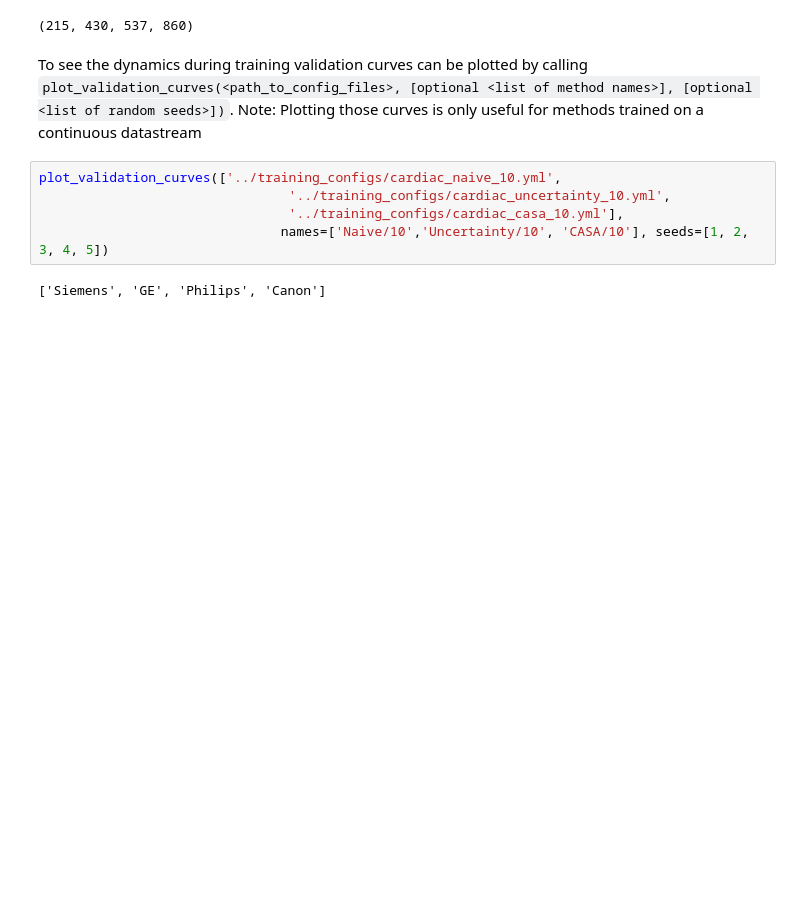
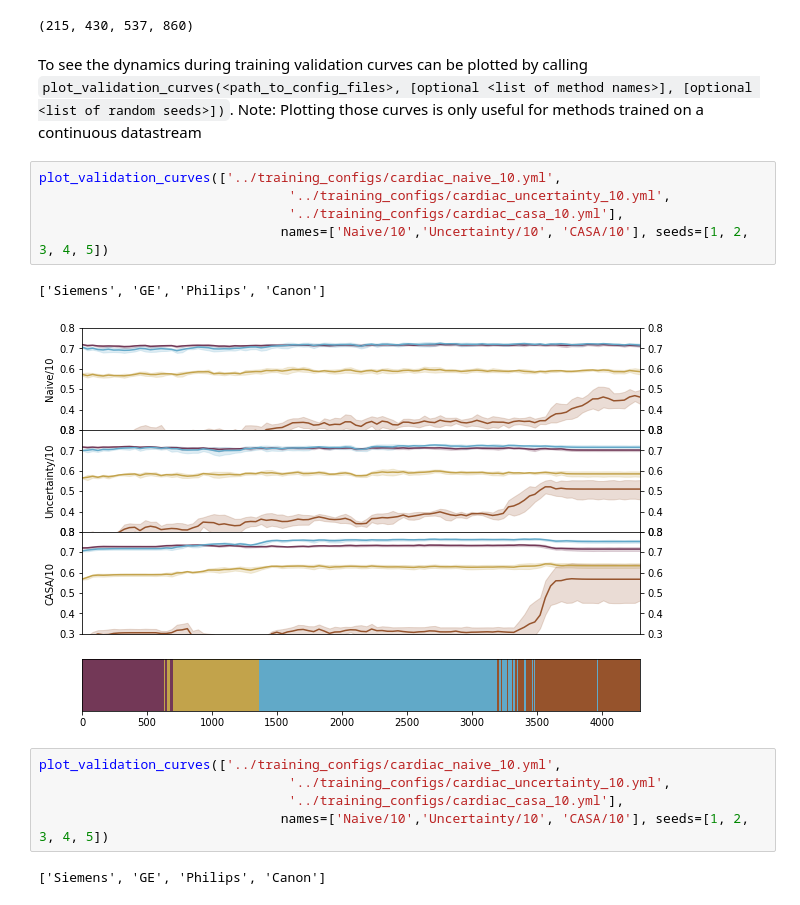
Before and after one commit to cirmuw/casa, a Jupyter notebook: evaluation/cardiac_evaluation.ipynb, the cells around one changed output. Saved outputs shown, nothing was run; the diff lists cells and outputs as text; blank space fills up the shorter version.

```diff
--- a/evaluation/cardiac_evaluation.ipynb
+++ b/evaluation/cardiac_evaluation.ipynb
@@ -53,6 +53,14 @@ round(4298/20), round(4298/10), round(4298/8), round(4298/5)
 # %% [markdown]
 To see the dynamics during training validation curves can be plotted by calling `plot_validation_curves(<path_to_config_files>, [optional <list of method names>], [optional <list of random seeds>])`.
 Note: Plotting those curves is only useful for methods trained on a continuous datastream
+# %%
+plot_validation_curves(['../training_configs/cardiac_naive_10.yml',
+                                '../training_configs/cardiac_uncertainty_10.yml',
+                                '../training_configs/cardiac_casa_10.yml'],
+                               names=['Naive/10','Uncertainty/10', 'CASA/10'], seeds=[1, 2, 3, 4, 5])
+# %% [output]
+['Siemens', 'GE', 'Philips', 'Canon']
+[figure, added]
 # %%
 plot_validation_curves(['../training_configs/cardiac_naive_10.yml',
                                 '../training_configs/cardiac_uncertainty_10.yml',
```
Also changed, not shown: parts of 4 cells of this notebook, 18 other files.
